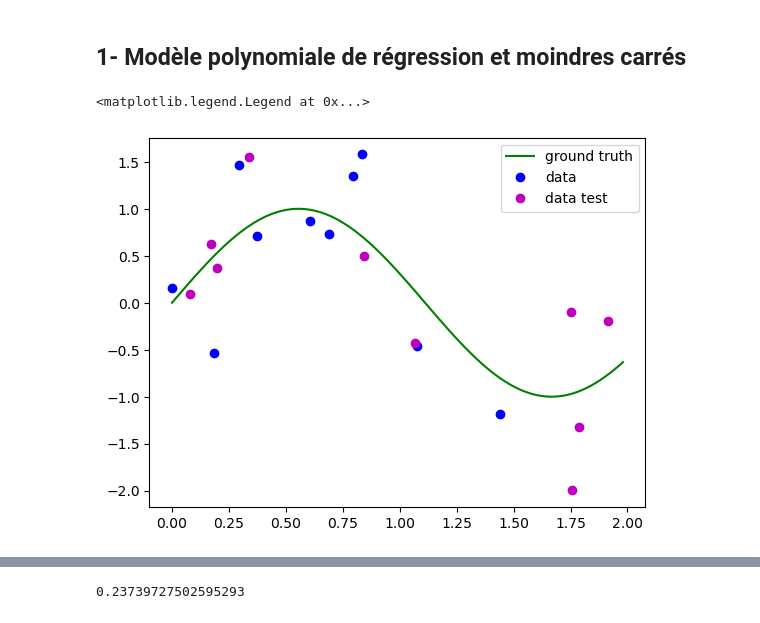
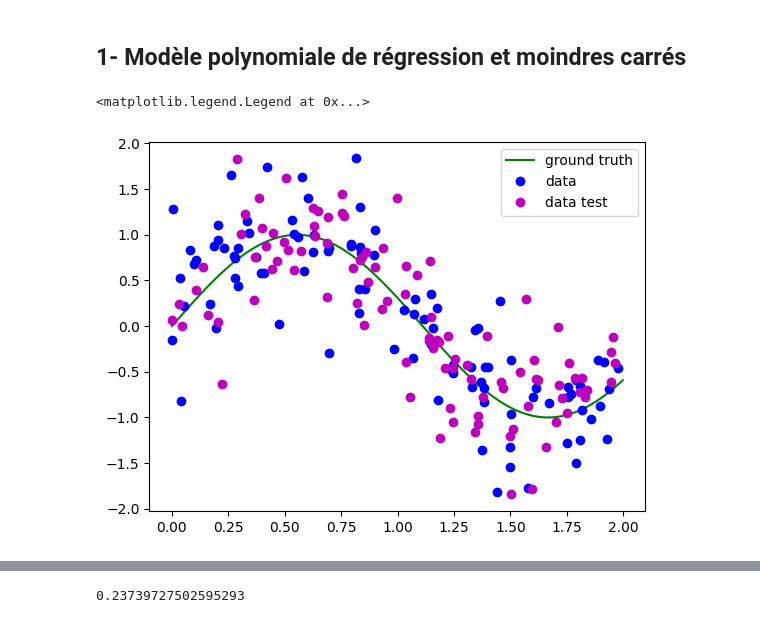
Before and after one commit to RodrigoFernandes-DA/TPs_Univ, a Jupyter notebook: Apprentissage profond/TP1/tp1_regression.ipynb, the cells around one changed output, grey strips where cells are left out. Cells and saved outputs as stored; diff of their text form; code cells hidden in the pictures.

```diff
--- a/Apprentissage profond/TP1/tp1_regression.ipynb
+++ b/Apprentissage profond/TP1/tp1_regression.ipynb
@@ -7,34 +7,34 @@ from tqdm import tqdm
 ## 1- Modèle polynomiale de régression et moindres carrés
 # %%
 np.random.seed(1)
-N= 10    # nombre d'exemples
+N= 100    # nombre d'exemples
 nu= 0.45 # frequence du sinus
 ORDRE_MAX = 10     # ordre maximum du polynome
 NOISE_EFFECT = 0.50
 
 #La vérité
 xx = np.asarray([2*n/(10*N) for n in range(10*N)])
 xx = np.reshape(xx,(10*N,1))
 sin = np.sin(2*np.pi*nu*xx)
 plt.plot(xx,sin,'g', label="ground truth")
 
 #Données disponibles
 x_train = np.random.random((N,1))*2 # => uniformes dans [0,2]
 bruit = np.random.randn(N,1)*NOISE_EFFECT
 Y = np.sin(2*np.pi*nu*x_train)+bruit
 
 #Données disponibles
 x_test = np.random.random((N,1))*2 # => uniformes dans [0,2]
 Y_test = np.sin(2*np.pi*nu*x_test)+bruit
 
 # Affichage des données de train
 plt.plot(x_train,Y,"bo",label="data")
 plt.plot(x_test,Y_test,"mo",label="data test")
 
 plt.legend()
 # %% [output]
 <matplotlib.legend.Legend at 0x...>
-[figure, old version]
+[figure, new version]
 # %%
 # VERSION THIERRY
 def features_poly(x,ordre):
```
Also changed, not shown: parts of 4 cells of this notebook, 1 other file.
